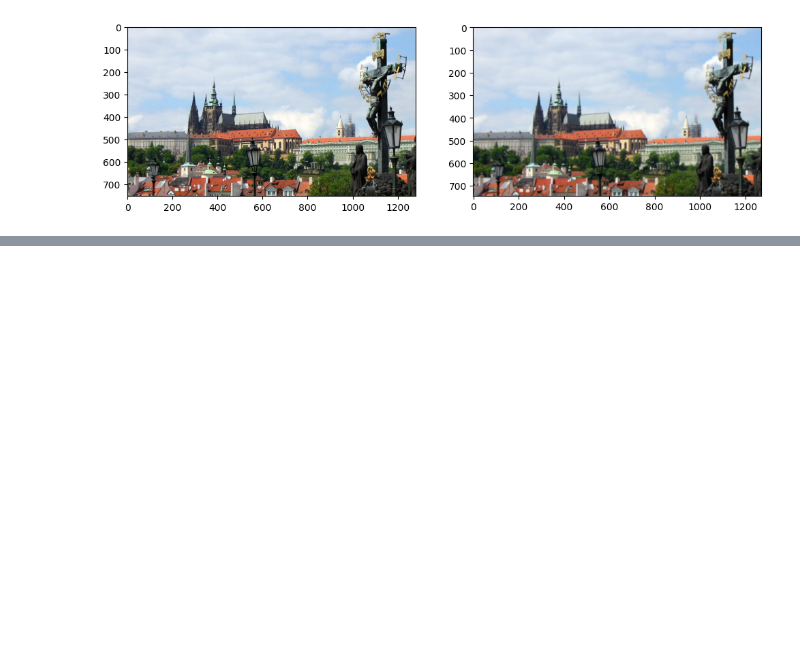
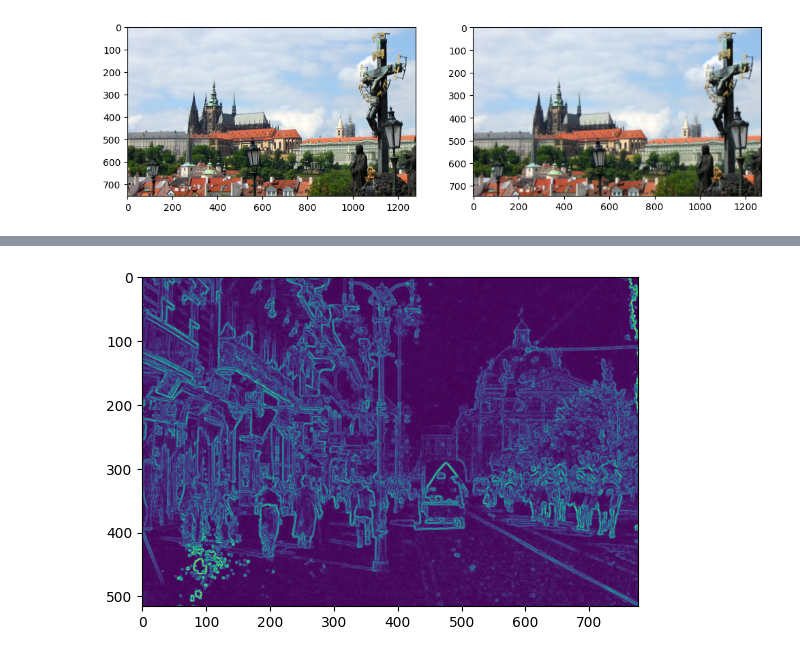
Before and after one commit to Hubert1225/New-Numpy-Matplotlib-examples, a Jupyter notebook: part-3-image-processing/2-filtering-and-edge-detection.ipynb, the cells around one changed output, grey strips where cells are left out. Drawn from its saved outputs; the diff is of its cells as text; code cells hidden in the pictures; blank space fills up the shorter version.

Commit message:
add edge detection to the 2-filtering-and-edge-detection.ipynb notebook, rerun the whole notebook

```diff
--- a/part-3-image-processing/2-filtering-and-edge-detection.ipynb
+++ b/part-3-image-processing/2-filtering-and-edge-detection.ipynb
@@ -113,0 +124,8 @@ axes[1].imshow(prague_filtered);
+# %%
+gaussian_filter = get_gaussian_filter(5)
+lviv_edges = detect_edges(lviv, denoising_filter=gaussian_filter)
+prague_edges = detect_edges(prague, denoising_filter=gaussian_filter)
+# %%
+plt.imshow(lviv_edges);
+# %% [output]
+[figure, added]
```
Also changed, not shown: parts of 4 cells of this notebook.
